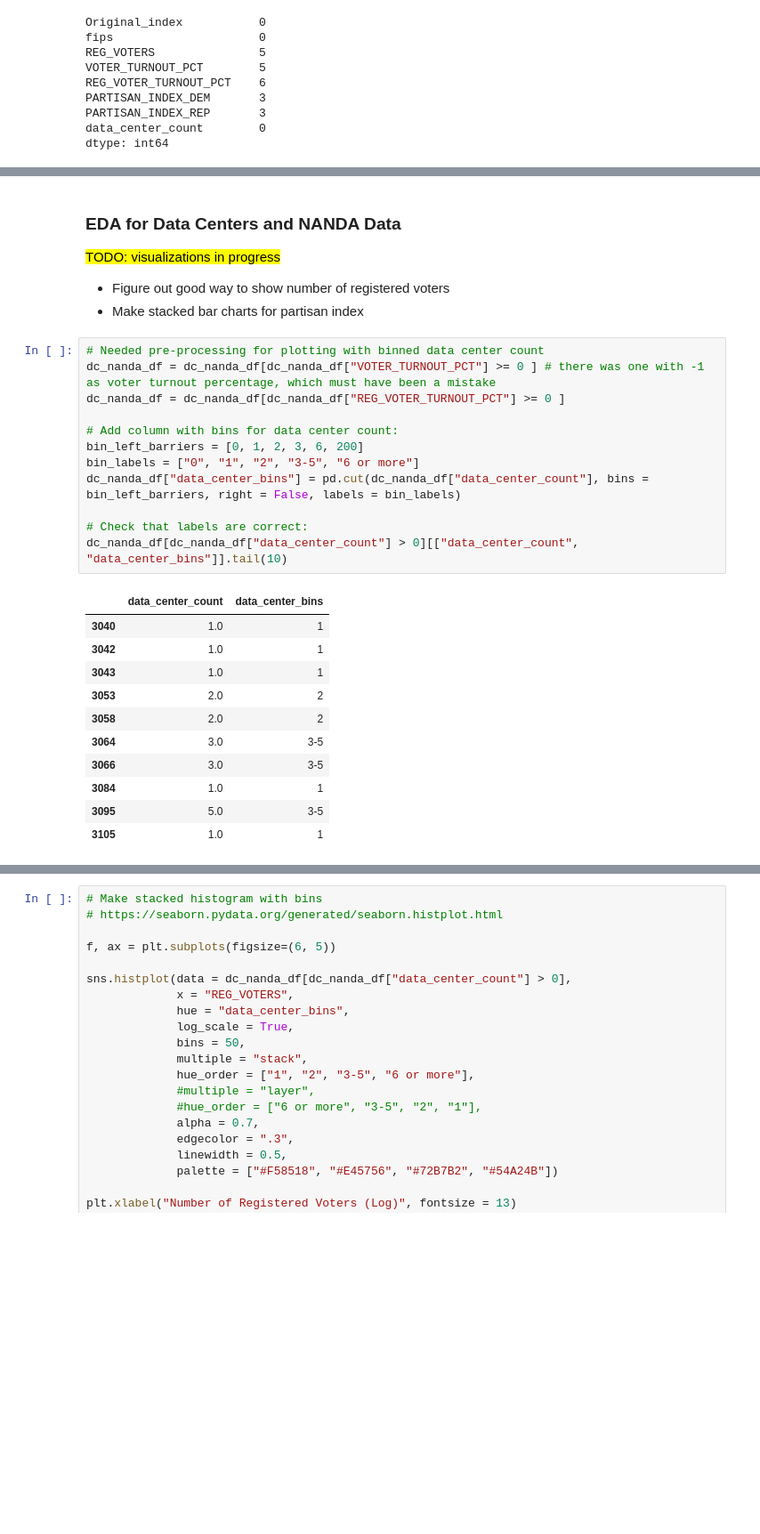
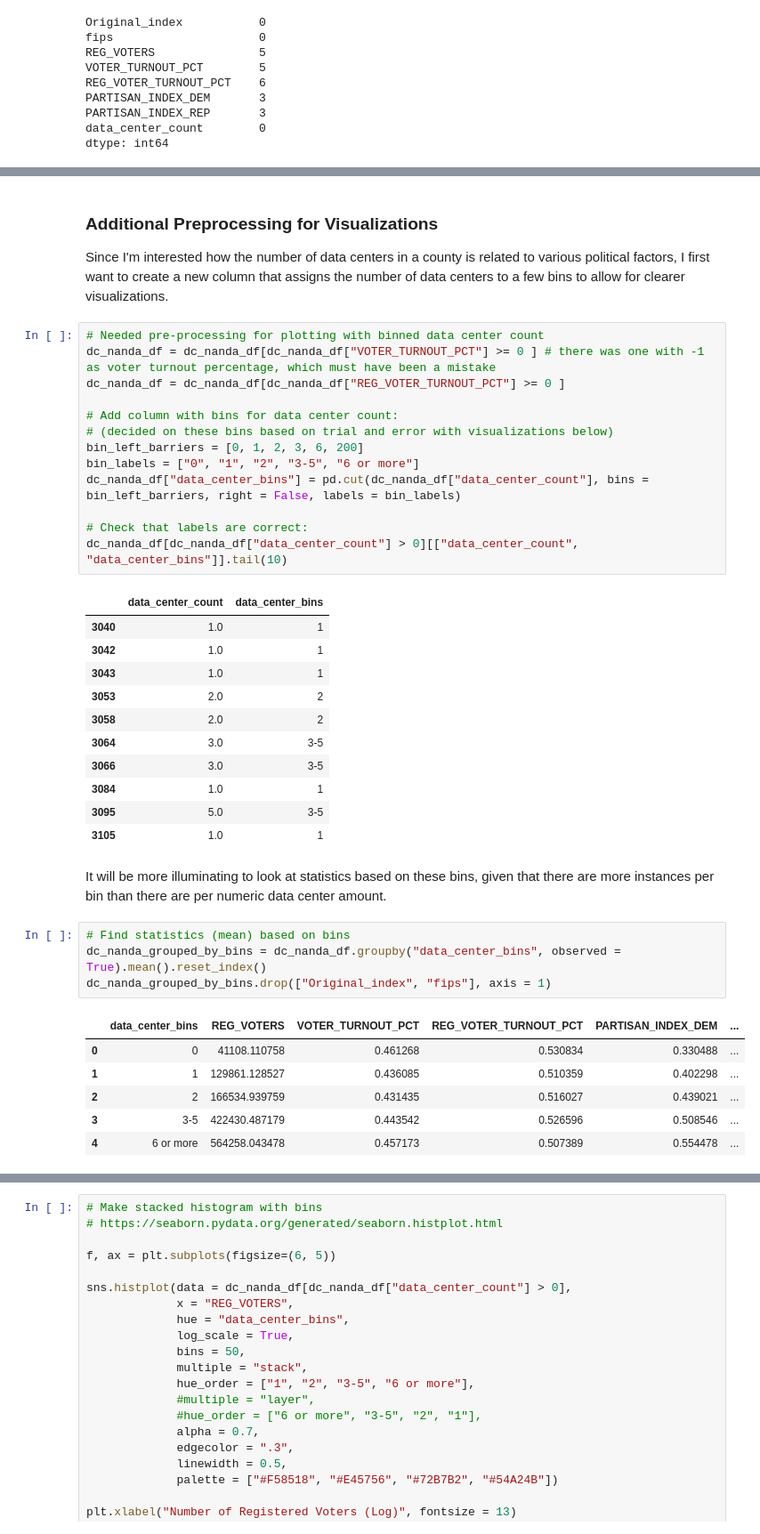
Before and after one commit to agrace339/Data-Center-Impact-Explorer, a Jupyter notebook: Script/EDA Politics.ipynb, the cells around one changed output, grey strips where cells are left out. Shown at 89% size. Drawn from its saved outputs; the diff is of its cells as text; blank space fills up the shorter version.

```diff
--- a/Script/EDA Politics.ipynb
+++ b/Script/EDA Politics.ipynb
@@ -119,17 +108,16 @@ dc_nanda_df_grouped.head()
 | 3 | 3.0 | 17866.560976 | 31322.121951 | 489987.658537 | 0.419030 | 0.509611 | ... |
 | 4 | 4.0 | 20712.120000 | 35057.040000 | 416853.240000 | 0.471665 | 0.545387 | ... |
 # %% [markdown]
-### EDA for Data Centers and NANDA Data
+### Additional Preprocessing for Visualizations
 
-<mark>TODO: visualizations in progress</mark>
-* Figure out good way to show number of registered voters
-* Make stacked bar charts for partisan index
+Since I'm interested how the number of data centers in a county is related to various political factors, I first want to create a new column that assigns the number of data centers to a few bins to allow for clearer visualizations.
 # %%
 # Needed pre-processing for plotting with binned data center count
 dc_nanda_df = dc_nanda_df[dc_nanda_df["VOTER_TURNOUT_PCT"] >= 0 ] # there was one with -1 as voter turnout percentage, which must have been a mistake
 dc_nanda_df = dc_nanda_df[dc_nanda_df["REG_VOTER_TURNOUT_PCT"] >= 0 ]
 
 # Add column with bins for data center count:
+# (decided on these bins based on trial and error with visualizations below)
 bin_left_barriers = [0, 1, 2, 3, 6, 200]
 bin_labels = ["0", "1", "2", "3-5", "6 or more"]
 dc_nanda_df["data_center_bins"] = pd.cut(dc_nanda_df["data_center_count"], bins = bin_left_barriers, right = False, labels = bin_labels)
@@ -148,4 +136,17 @@ dc_nanda_df[dc_nanda_df["data_center_count"] > 0][["data_center_count", "data_ce
 | 3084 | 1.0 | 1 |
 | 3095 | 5.0 | 3-5 |
 | 3105 | 1.0 | 1 |
+# %% [markdown]
+It will be more illuminating to look at statistics based on these bins, given that there are more instances per bin than there are per numeric data center amount.
+# %%
+# Find statistics (mean) based on bins
+dc_nanda_grouped_by_bins = dc_nanda_df.groupby("data_center_bins", observed = True).mean().reset_index()
+dc_nanda_grouped_by_bins.drop(["Original_index", "fips"], axis = 1)
+# %% [output]
+|  | data_center_bins | REG_VOTERS | VOTER_TURNOUT_PCT | REG_VOTER_TURNOUT_PCT | PARTISAN_INDEX_DEM | ... |
+| 0 | 0 | 41108.110758 | 0.461268 | 0.530834 | 0.330488 | ... |
+| 1 | 1 | 129861.128527 | 0.436085 | 0.510359 | 0.402298 | ... |
+| 2 | 2 | 166534.939759 | 0.431435 | 0.516027 | 0.439021 | ... |
+| 3 | 3-5 | 422430.487179 | 0.443542 | 0.526596 | 0.508546 | ... |
+| 4 | 6 or more | 564258.043478 | 0.457173 | 0.507389 | 0.554478 | ... |
 # %% [markdown]
```
Also changed, not shown: parts of 26 cells of this notebook, 3 other files.
